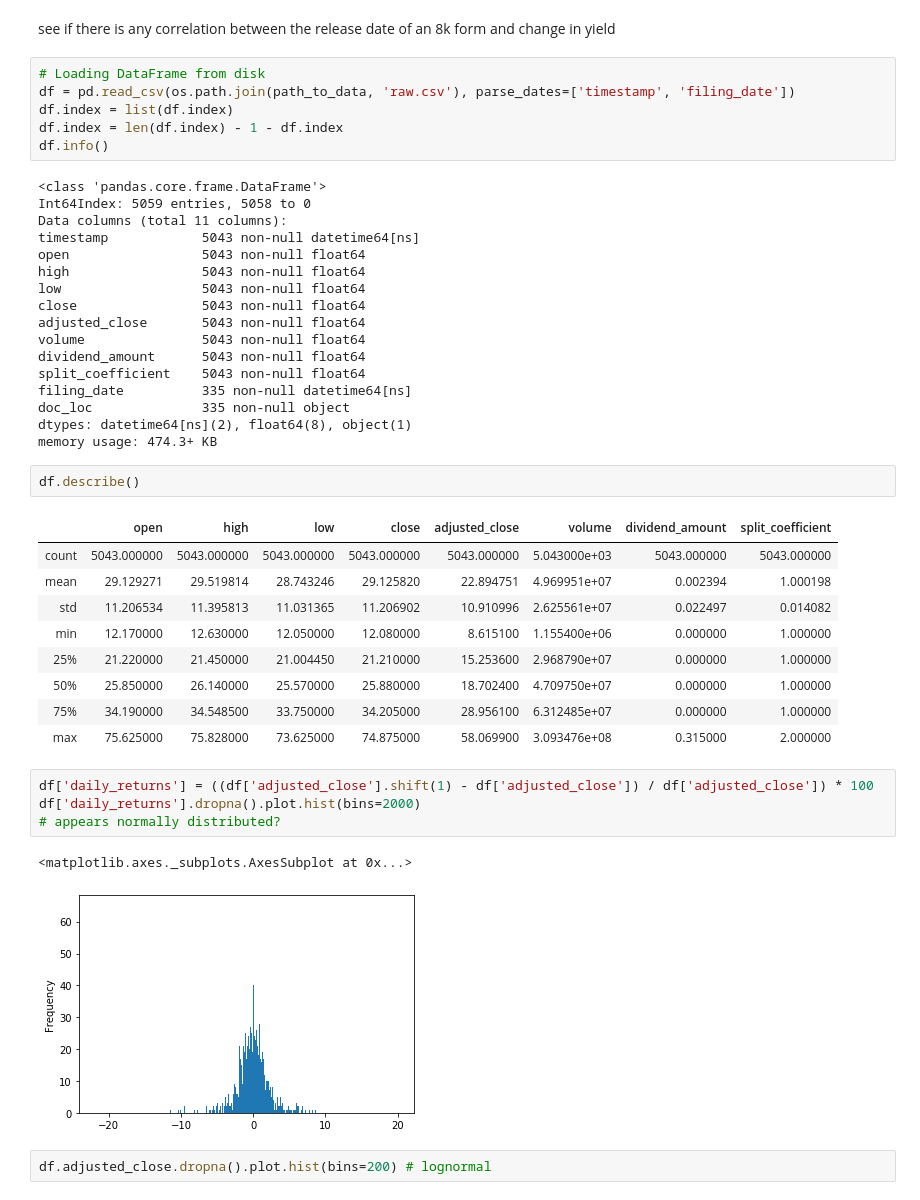
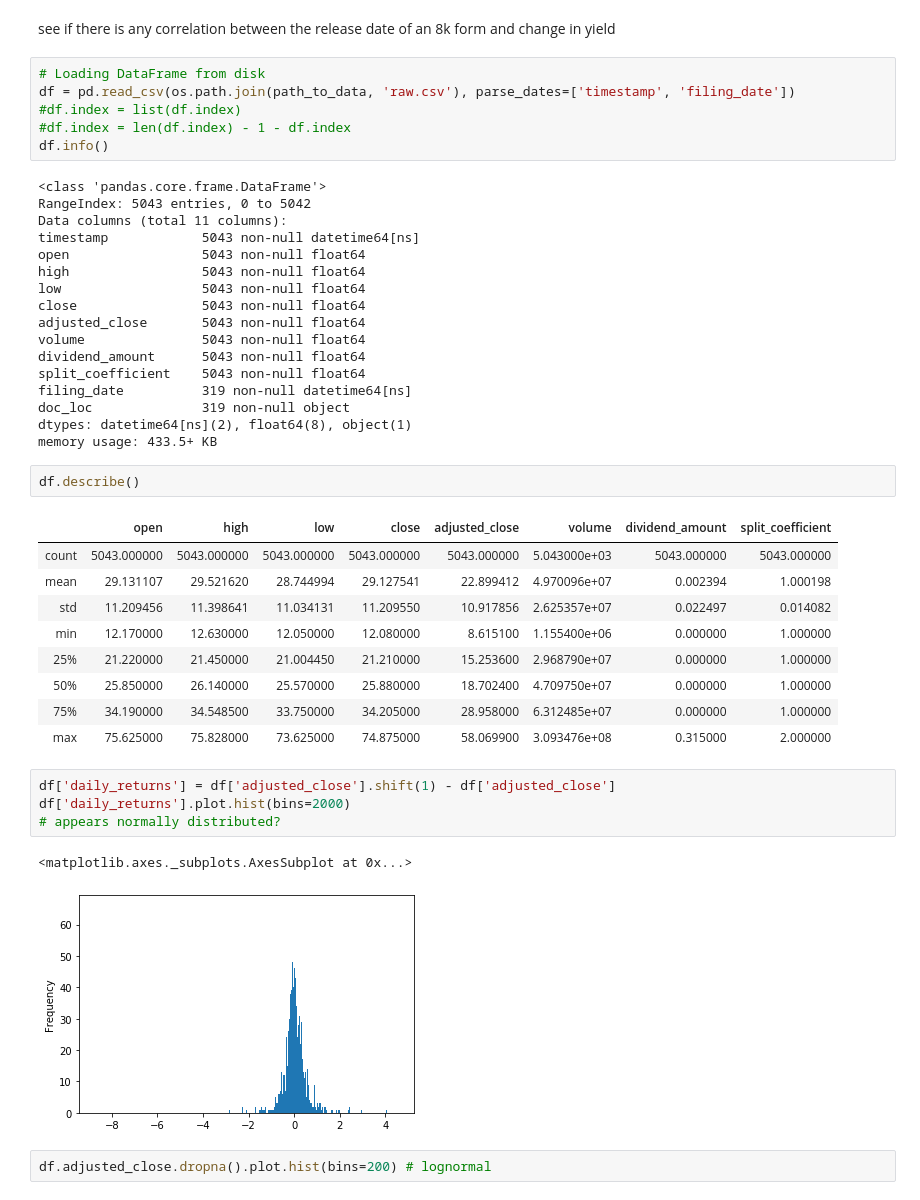
Before and after one commit to Evbor/Stock_Analysis, a Jupyter notebook: research/FinTech.ipynb, the cells around one changed output. Cells and saved outputs as stored; diff of their text form.

```diff
--- a/research/FinTech.ipynb
+++ b/research/FinTech.ipynb
@@ -249,12 +286,12 @@ see if there is any correlation between the release date of an 8k form and chang
 # %%
 # Loading DataFrame from disk
 df = pd.read_csv(os.path.join(path_to_data, 'raw.csv'), parse_dates=['timestamp', 'filing_date'])
-df.index = list(df.index)
-df.index = len(df.index) - 1 - df.index
+#df.index = list(df.index)
+#df.index = len(df.index) - 1 - df.index
 df.info()
 # %% [output]
 <class 'pandas.core.frame.DataFrame'>
-Int64Index: 5059 entries, 5058 to 0
+RangeIndex: 5043 entries, 0 to 5042
 Data columns (total 11 columns):
 timestamp            5043 non-null datetime64[ns]
 open                 5043 non-null float64
@@ -265,29 +302,29 @@ adjusted_close       5043 non-null float64
 volume               5043 non-null float64
 dividend_amount      5043 non-null float64
 split_coefficient    5043 non-null float64
-filing_date          335 non-null datetime64[ns]
-doc_loc              335 non-null object
+filing_date          319 non-null datetime64[ns]
+doc_loc              319 non-null object
 dtypes: datetime64[ns](2), float64(8), object(1)
-memory usage: 474.3+ KB
+memory usage: 433.5+ KB
 # %%
 df.describe()
 # %% [output]
 |  | open | high | low | close | adjusted_close | volume | dividend_amount | split_coefficient |
 | count | 5043.000000 | 5043.000000 | 5043.000000 | 5043.000000 | 5043.000000 | 5.043000e+03 | 5043.000000 | 5043.000000 |
-| mean | 29.129271 | 29.519814 | 28.743246 | 29.125820 | 22.894751 | 4.969951e+07 | 0.002394 | 1.000198 |
-| std | 11.206534 | 11.395813 | 11.031365 | 11.206902 | 10.910996 | 2.625561e+07 | 0.022497 | 0.014082 |
+| mean | 29.131107 | 29.521620 | 28.744994 | 29.127541 | 22.899412 | 4.970096e+07 | 0.002394 | 1.000198 |
+| std | 11.209456 | 11.398641 | 11.034131 | 11.209550 | 10.917856 | 2.625357e+07 | 0.022497 | 0.014082 |
 | min | 12.170000 | 12.630000 | 12.050000 | 12.080000 | 8.615100 | 1.155400e+06 | 0.000000 | 1.000000 |
 | 25% | 21.220000 | 21.450000 | 21.004450 | 21.210000 | 15.253600 | 2.968790e+07 | 0.000000 | 1.000000 |
 | 50% | 25.850000 | 26.140000 | 25.570000 | 25.880000 | 18.702400 | 4.709750e+07 | 0.000000 | 1.000000 |
-| 75% | 34.190000 | 34.548500 | 33.750000 | 34.205000 | 28.956100 | 6.312485e+07 | 0.000000 | 1.000000 |
+| 75% | 34.190000 | 34.548500 | 33.750000 | 34.205000 | 28.958000 | 6.312485e+07 | 0.000000 | 1.000000 |
 | max | 75.625000 | 75.828000 | 73.625000 | 74.875000 | 58.069900 | 3.093476e+08 | 0.315000 | 2.000000 |
 # %%
-df['daily_returns'] = ((df['adjusted_close'].shift(1) - df['adjusted_close']) / df['adjusted_close']) * 100
-df['daily_returns'].dropna().plot.hist(bins=2000)
+df['daily_returns'] = df['adjusted_close'].shift(1) - df['adjusted_close']
+df['daily_returns'].plot.hist(bins=2000)
 # appears normally distributed?
 # %% [output]
 <matplotlib.axes._subplots.AxesSubplot at 0x...>
-[figure, old version]
+[figure, new version]
 # %%
 df.adjusted_close.dropna().plot.hist(bins=200) # lognormal
 # %% [output]
```
Also changed, not shown: parts of 22 cells of this notebook.
